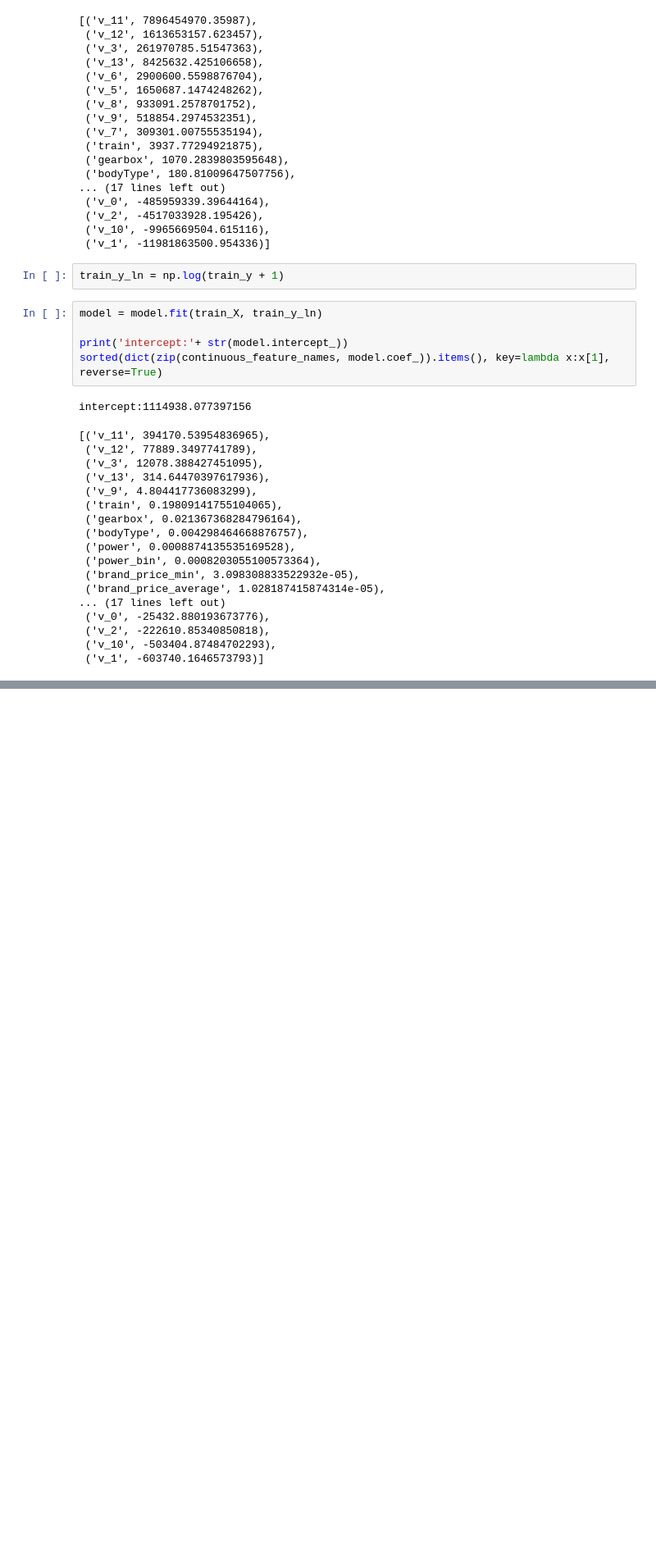
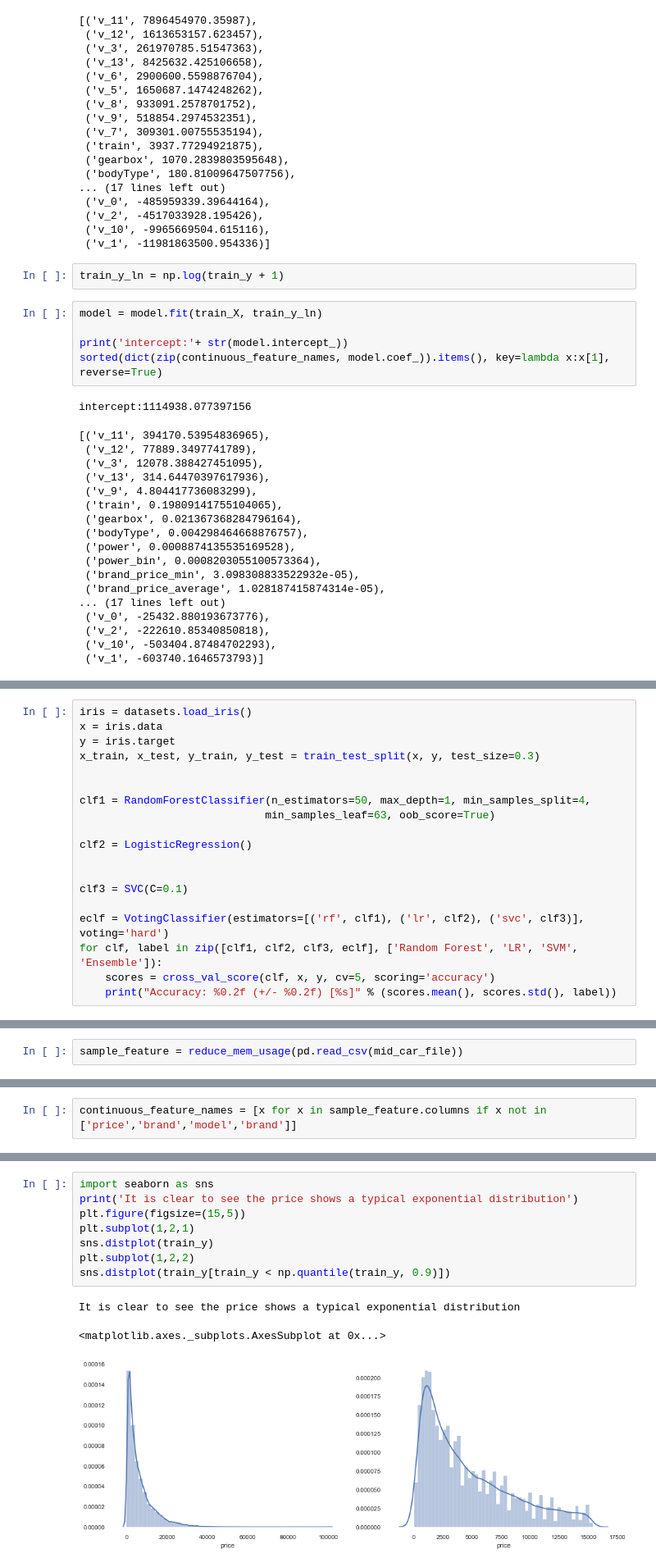
Before and after one commit to MiniBee/dl, a Jupyter notebook: others/car.ipynb, the cells around one changed output, grey strips where cells are left out. Shown at 82% size. Drawn from its saved outputs; the diff is of its cells as text; blank space fills up the shorter version.

```diff
--- a/others/car.ipynb
+++ b/others/car.ipynb
@@ -603,0 +684,19 @@ intercept:1114938.077397156
+# %%
+iris = datasets.load_iris()
+x = iris.data
+y = iris.target
+x_train, x_test, y_train, y_test = train_test_split(x, y, test_size=0.3)
+
+
+clf1 = RandomForestClassifier(n_estimators=50, max_depth=1, min_samples_split=4,
+                             min_samples_leaf=63, oob_score=True)
+
+clf2 = LogisticRegression()
+
+
+clf3 = SVC(C=0.1)
+
+eclf = VotingClassifier(estimators=[('rf', clf1), ('lr', clf2), ('svc', clf3)], voting='hard')
+for clf, label in zip([clf1, clf2, clf3, eclf], ['Random Forest', 'LR', 'SVM', 'Ensemble']):
+    scores = cross_val_score(clf, x, y, cv=5, scoring='accuracy')
+    print("Accuracy: %0.2f (+/- %0.2f) [%s]" % (scores.mean(), scores.std(), label))
@@ -603,0 +950,2 @@ intercept:1114938.077397156
+# %%
+sample_feature = reduce_mem_usage(pd.read_csv(mid_car_file))
@@ -603,0 +956,2 @@ intercept:1114938.077397156
+# %%
+continuous_feature_names = [x for x in sample_feature.columns if x not in ['price','brand','model','brand']]
@@ -603,0 +1037,12 @@ intercept:1114938.077397156
+# %%
+import seaborn as sns
+print('It is clear to see the price shows a typical exponential distribution')
+plt.figure(figsize=(15,5))
+plt.subplot(1,2,1)
+sns.distplot(train_y)
+plt.subplot(1,2,2)
+sns.distplot(train_y[train_y < np.quantile(train_y, 0.9)])
+# %% [output]
+It is clear to see the price shows a typical exponential distribution
+<matplotlib.axes._subplots.AxesSubplot at 0x...>
+[figure, added]
```
Also changed, not shown: parts of 63 cells of this notebook, 3 other files.
